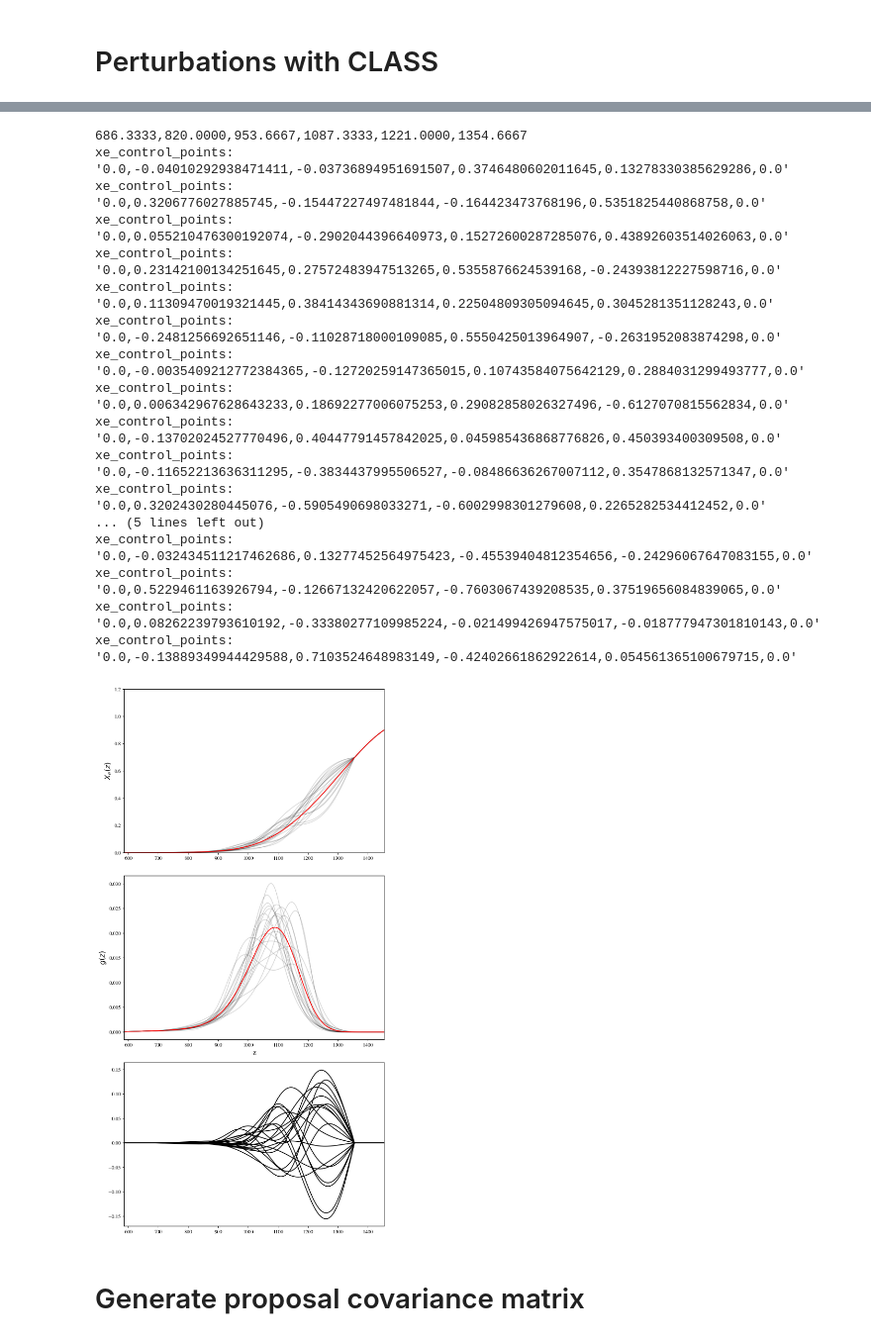
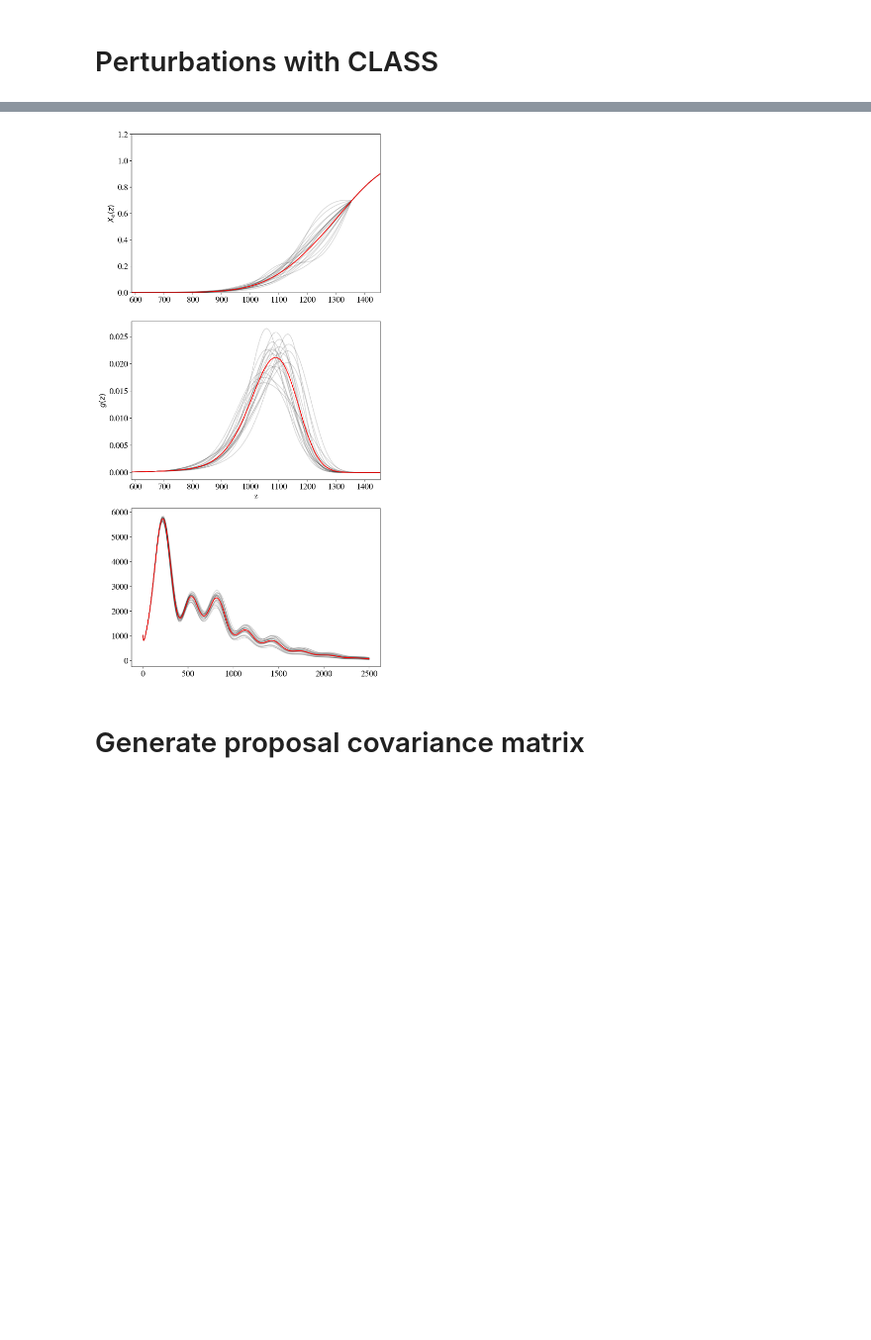
Before and after one commit to gplynch619/recombination, a Jupyter notebook: notebooks/MCMC_setup.ipynb, the cells around one changed output, grey strips where cells are left out. Shown at 99% size. Saved outputs shown, nothing was run; the diff lists cells and outputs as text; code cells hidden in the pictures; blank space fills up the shorter version.

```diff
--- a/notebooks/MCMC_setup.ipynb
+++ b/notebooks/MCMC_setup.ipynb
@@ -212,65 +250,32 @@ True
 # %%
-num_of_functions = 20
-
 fig,ax=plt.subplots(3, 1, figsize=(8,15))
 plt.subplots_adjust(hspace=0.0)
 
 #ax.text(0.2, 0.65, "$X_{{e,max}} \\approx$ {:.2f}".format(xe_max), fontsize=14, transform=ax.transAxes, alpha=0.5)
 #ax.set_xscale('log')
 ax[1].set_xlabel('z', fontsize=fsize)
 ax[0].set_ylabel('$X_e(z)$', fontsize=fsize)
 ax[1].set_ylabel('$g(z)$', fontsize=fsize)
 
-gaussian_scale = 0.3
+for i in np.arange(num_of_functions):
+    ax[0].plot(zs[i], xe_funcs[i], color="black", alpha=0.15)
+    ax[1].plot(zs[i], viz_funcs[i], color="black", alpha=0.15)
+    ax[2].plot(ll, cmb_tt_spectra[i], color="black", alpha=0.15)
 
-print(str_pivots)
-for i in np.arange(num_of_functions):
-    control_points = np.random.normal(loc=0.0, scale=gaussian_scale, size=num_control_points)
-    control_points = np.insert(control_points, 0, 0.0)
-    control_points = np.append(control_points, 0.0)
-    str_ctrl = [str(c) for c in control_points]
-    print("xe_control_points: '{}'".format(",".join(str_ctrl)))
-    M.set({"xe_control_points": ",".join(str_ctrl)})
-    M.compute(level=["thermodynamics"])
-    thermo = M.get_thermodynamics()
-
-    ax[0].plot(thermo['z'], thermo["x_fid"]+thermo['xe_pert'], color="black", alpha=0.15)
-    #ax[0].plot(ll,  ll*(ll+1)/(2*np.pi)*tt, color="black", alpha=0.15)
-    ax[1].plot(thermo['z'], thermo["kappa' [Mpc^-1]"]*thermo["exp(-kappa)"], color="black", alpha=0.15)
-    ax[2].plot(thermo['z'], thermo['xe_pert'], color="black")
-
-ax[0].plot(thermo["z"], fiducial_thermo["x_e"], color="red")
-#ax[0].plot(ll,  ll*(ll+1)/(2*np.pi)*tt_fid, color="red")
+ax[0].plot(fiducial_thermo["z"], fiducial_thermo["x_e"], color="red")
 ax[0].set_xlim([zmin_pert-100, zmax_pert+100])
 ax[0].set_ylim([0, 1.2])
-ax[1].plot(thermo["z"], fiducial_thermo["kappa' [Mpc^-1]"]*fiducial_thermo["exp(-kappa)"], color="red")
+ax[1].plot(fiducial_thermo["z"], fiducial_thermo["kappa' [Mpc^-1]"]*fiducial_thermo["exp(-kappa)"], color="red")
 ax[1].set_xlim([zmin_pert-100, zmax_pert+100])
-ax[2].set_xlim([zmin_pert-100, zmax_pert+100])
 
-#ax[0].set_xlim([zmin_pert, 2000])
-#ax[0].set_ylim([0, 1.3])
+ax[2].plot(ll, ll*(ll+1)/(2*np.pi)*tt_fid, color="red")
+
+
 plt.tight_layout()
-plt.savefig("../results/control_point_example2.pdf",dpi=300, bbox_inches='tight')
+#plt.savefig("../results/control_point_example2.pdf",dpi=300, bbox_inches='tight')
 plt.show()
 # %% [output]
-686.3333,820.0000,953.6667,1087.3333,1221.0000,1354.6667
-xe_control_points: '0.0,-0.04010292938471411,-0.03736894951691507,0.3746480602011645,0.13278330385629286,0.0'
-xe_control_points: '0.0,0.3206776027885745,-0.15447227497481844,-0.164423473768196,0.5351825440868758,0.0'
-xe_control_points: '0.0,0.055210476300192074,-0.2902044396640973,0.15272600287285076,0.43892603514026063,0.0'
-xe_control_points: '0.0,0.23142100134251645,0.27572483947513265,0.5355876624539168,-0.24393812227598716,0.0'
-xe_control_points: '0.0,0.11309470019321445,0.38414343690881314,0.22504809305094645,0.3045281351128243,0.0'
-xe_control_points: '0.0,-0.2481256692651146,-0.11028718000109085,0.5550425013964907,-0.2631952083874298,0.0'
-xe_control_points: '0.0,-0.0035409212772384365,-0.12720259147365015,0.10743584075642129,0.2884031299493777,0.0'
-xe_control_points: '0.0,0.006342967628643233,0.18692277006075253,0.29082858026327496,-0.6127070815562834,0.0'
-xe_control_points: '0.0,-0.13702024527770496,0.40447791457842025,0.045985436868776826,0.450393400309508,0.0'
-xe_control_points: '0.0,-0.11652213636311295,-0.3834437995506527,-0.08486636267007112,0.3547868132571347,0.0'
-xe_control_points: '0.0,0.3202430280445076,-0.5905490698033271,-0.6002998301279608,0.2265282534412452,0.0'
-... (5 lines left out)
-xe_control_points: '0.0,-0.032434511217462686,0.13277452564975423,-0.45539404812354656,-0.24296067647083155,0.0'
-xe_control_points: '0.0,0.5229461163926794,-0.12667132420622057,-0.7603067439208535,0.37519656084839065,0.0'
-xe_control_points: '0.0,0.08262239793610192,-0.33380277109985224,-0.021499426947575017,-0.018777947301810143,0.0'
-xe_control_points: '0.0,-0.13889349944429588,0.7103524648983149,-0.42402661862922614,0.054561365100679715,0.0'
-[figure, old version]
+[figure, new version]
 # %% [markdown]
 # Generate proposal covariance matrix
 # %%
```
Also changed, not shown: parts of 10 cells of this notebook, 4 other files.
